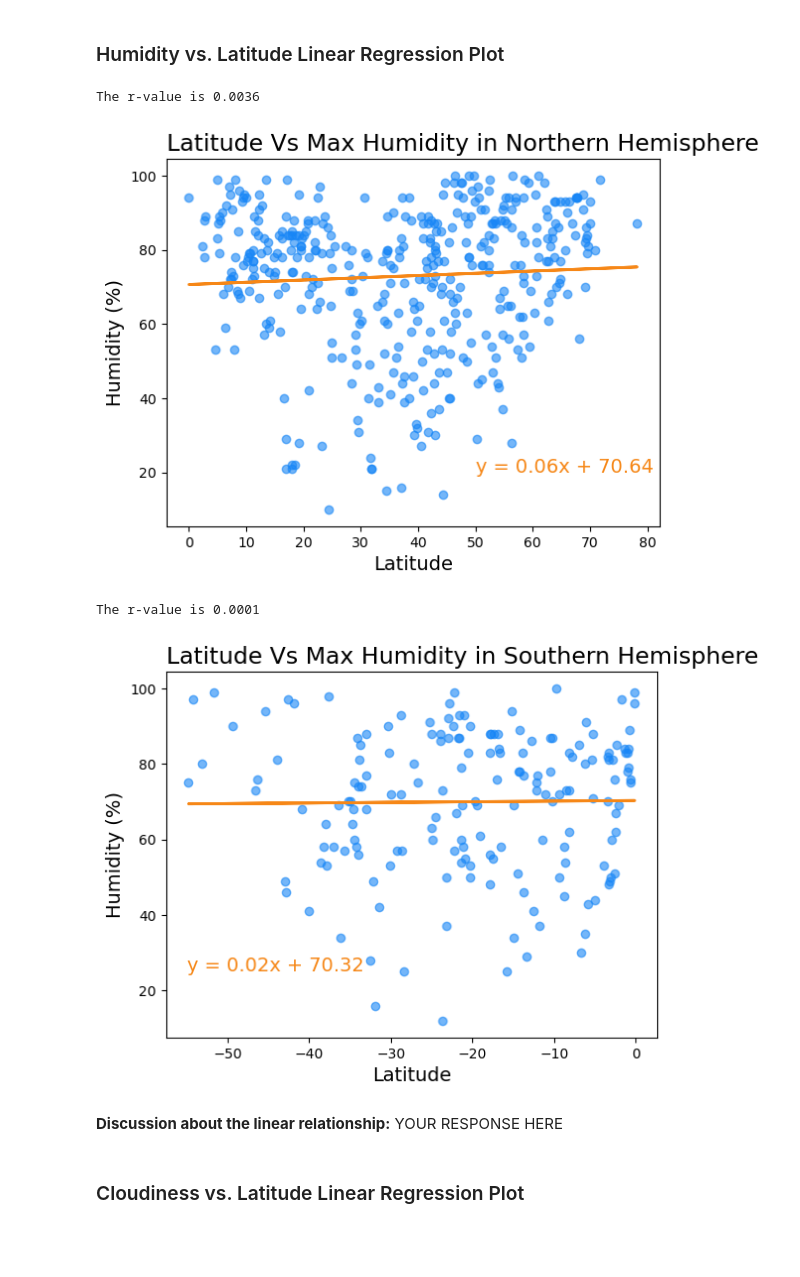
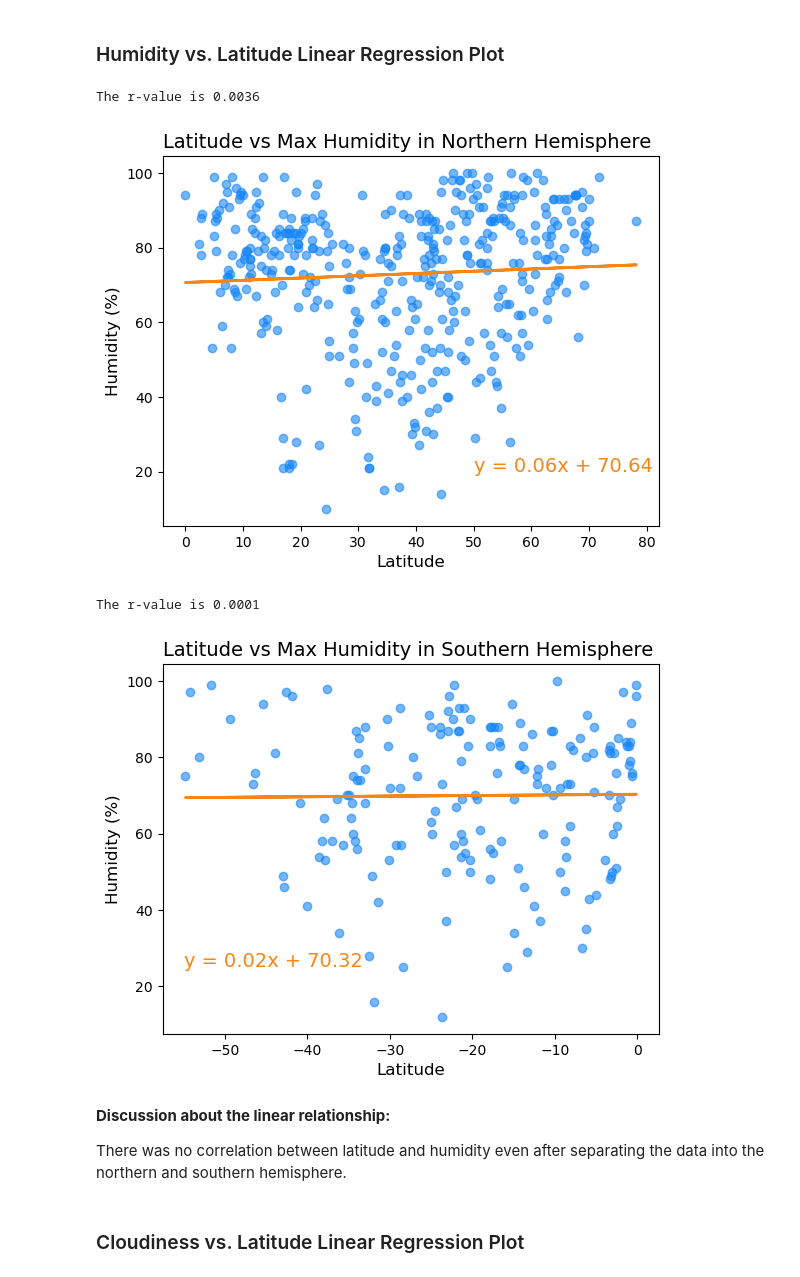
Before and after one commit to dejesusalcala/python-api-challenge, a Jupyter notebook: WeatherPy.ipynb, the cells around one changed output. Drawn from its saved outputs; the diff is of its cells as text; code cells hidden in the pictures; blank space fills up the shorter version.

```diff
--- a/WeatherPy.ipynb
+++ b/WeatherPy.ipynb
@@ -350,7 +327,7 @@ lr_results[0]
 # %%
 # Define a function to create Linear Regression plots
 
-def PlotLinearRegression(x_values, y_values, title, x_label, y_label, text_coordinates):
+def PlotLinearRegression(x_values, y_values, title, title_size, x_label, y_label, axis_labels_size, text_coordinates, text_size):
 
     linear_regression_results = linregress(x_values, y_values)
     slope = linear_regression_results[0]
@@ -373,14 +350,14 @@ def PlotLinearRegression(x_values, y_values, title, x_label, y_label, text_coord
     plt.annotate(regression_line,
                  text_coordinates,
                  color = orange,
-                 fontsize = 14)
+                 fontsize = text_size)
     plt.title(label = title,
               loc = "left",
-              fontsize = 17)
+              fontsize = title_size)
     plt.xlabel(xlabel = x_label,
-               fontsize = 14)
+               fontsize = axis_labels_size)
     plt.ylabel(ylabel = y_label,
-               fontsize = 14)
+               fontsize = axis_labels_size)
 
     print(f"The r-value is {round(r_value**2, 4)}")
 
@@ -460,29 +436,39 @@ The r-value is 0.5714
 # %%
 # Northern Hemisphere
 
 PlotLinearRegression(x_values = NorthernHemisphereDF["Lat"],
                      y_values = NorthernHemisphereDF["Humidity"],
-                     title = "Latitude Vs Max Humidity in Northern Hemisphere",
+                     title = "Latitude vs Max Humidity in Northern Hemisphere",
+                     title_size = 14,
                      x_label = "Latitude",
                      y_label = "Humidity (%)",
-                     text_coordinates = (50,20))
+                     axis_labels_size = 12,
+                     text_coordinates = (50,20),
+                     text_size = 14
+                     )
 # %% [output]
 The r-value is 0.0036
-[figure, old version]
+[figure, new version]
 # %%
 # Southern Hemisphere
 
 PlotLinearRegression(x_values = SouthernHemisphereDF["Lat"],
                      y_values = SouthernHemisphereDF["Humidity"],
-                     title = "Latitude Vs Max Humidity in Southern Hemisphere",
+                     title = "Latitude vs Max Humidity in Southern Hemisphere",
+                     title_size = 14,
                      x_label = "Latitude",
                      y_label = "Humidity (%)",
-                     text_coordinates = (-55,25))
+                     axis_labels_size = 12,
+                     text_coordinates = (-55,25),
+                     text_size = 14
+                     )
 # %% [output]
 The r-value is 0.0001
-[figure, old version]
+[figure, new version]
-# %% [markdown]
-**Discussion about the linear relationship:** YOUR RESPONSE HERE
+# %% [markdown]
+**Discussion about the linear relationship:**
+
+There was no correlation between latitude and humidity even after separating the data into the northern and southern hemisphere.
 # %% [markdown]
 ### Cloudiness vs. Latitude Linear Regression Plot
 # %%
```
Also changed, not shown: parts of 17 cells of this notebook.
